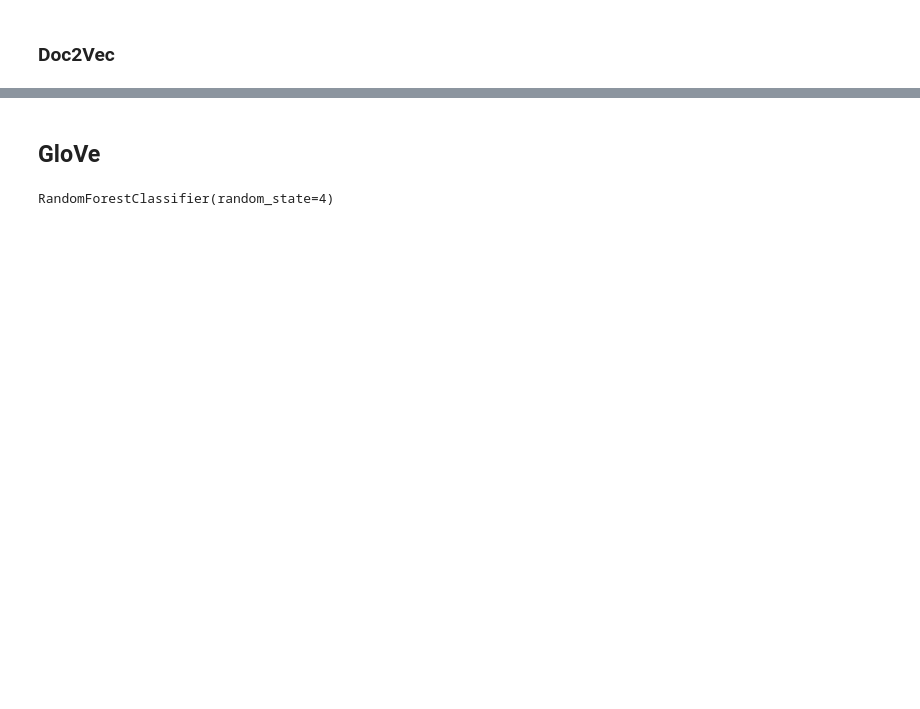
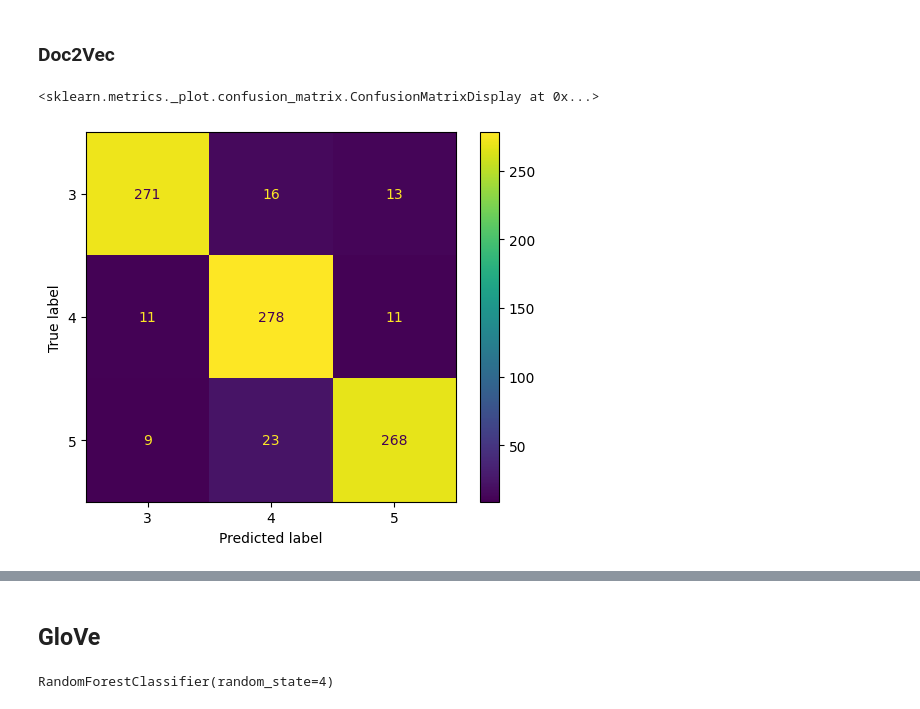
Before and after one commit to jf-garciam1/Lab-BI, a Jupyter notebook: Proyecto1/proyecto1.ipynb, the cells around one changed output, grey strips where cells are left out. Cells and saved outputs as stored; diff of their text form; code cells hidden in the pictures; blank space fills up the shorter version.

```diff
--- a/Proyecto1/proyecto1.ipynb
+++ b/Proyecto1/proyecto1.ipynb
@@ -294,6 +357,11 @@ doc2vec_model = RandomForestClassifier(random_state=5)
 doc2vec_model.fit(list(X_train['doc2vec_features']), y_train)
 y_train_doc2vec_predict = doc2vec_model.predict(list(X_train['doc2vec_features']))
 y_test_doc2vec_predict = doc2vec_model.predict(list(X_test['doc2vec_features']))
+# %%
+ConfusionMatrixDisplay.from_predictions(y_test, y_test_doc2vec_predict)
+# %% [output]
+<sklearn.metrics._plot.confusion_matrix.ConfusionMatrixDisplay at 0x...>
+[figure, added]
 # %%
 precision_doc2vec = precision_score(y_test, y_test_doc2vec_predict, average='weighted')
 recall_doc2vec = recall_score(y_test, y_test_doc2vec_predict, average='weighted')
```
Also changed, not shown: parts of 15 cells of this notebook.
